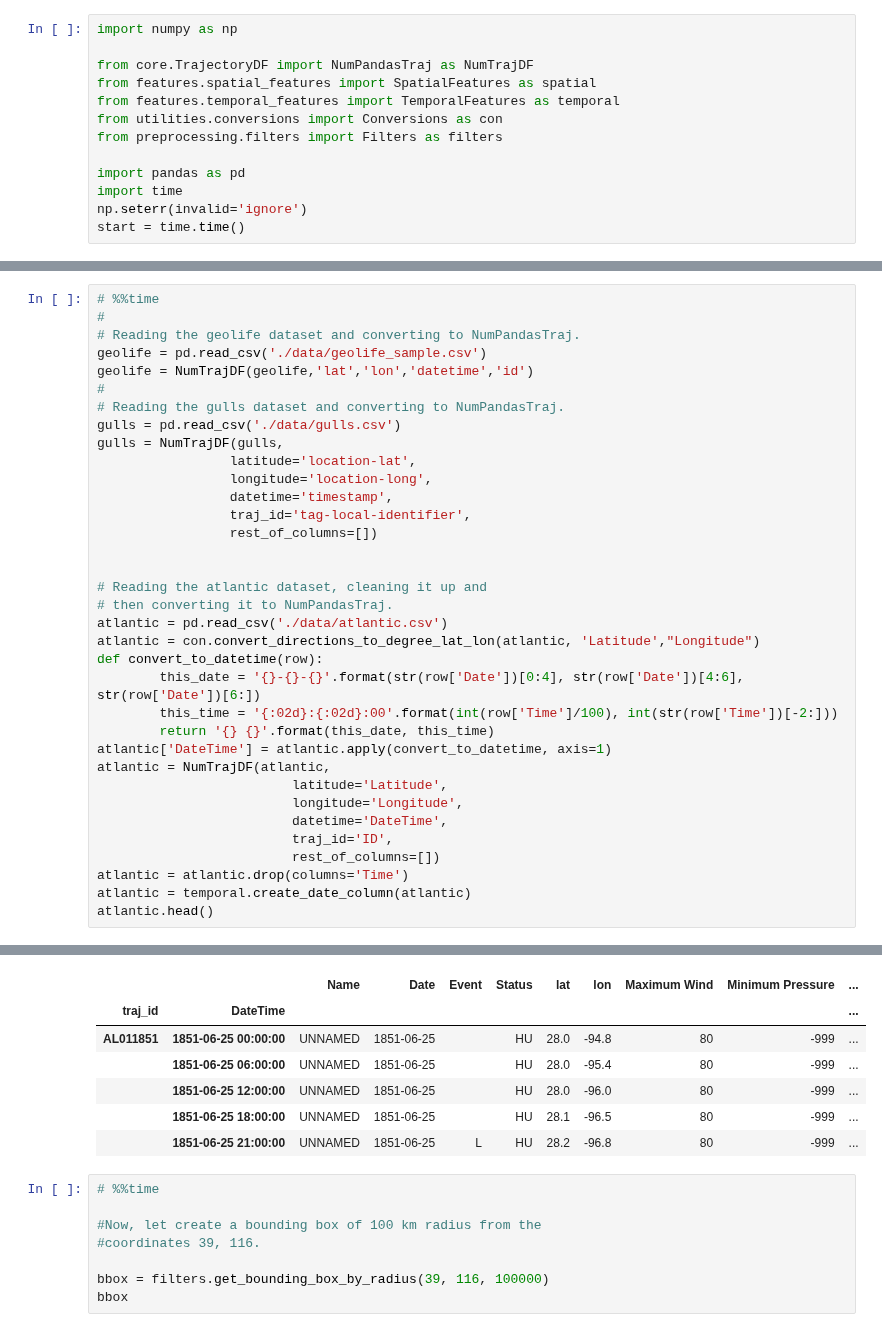
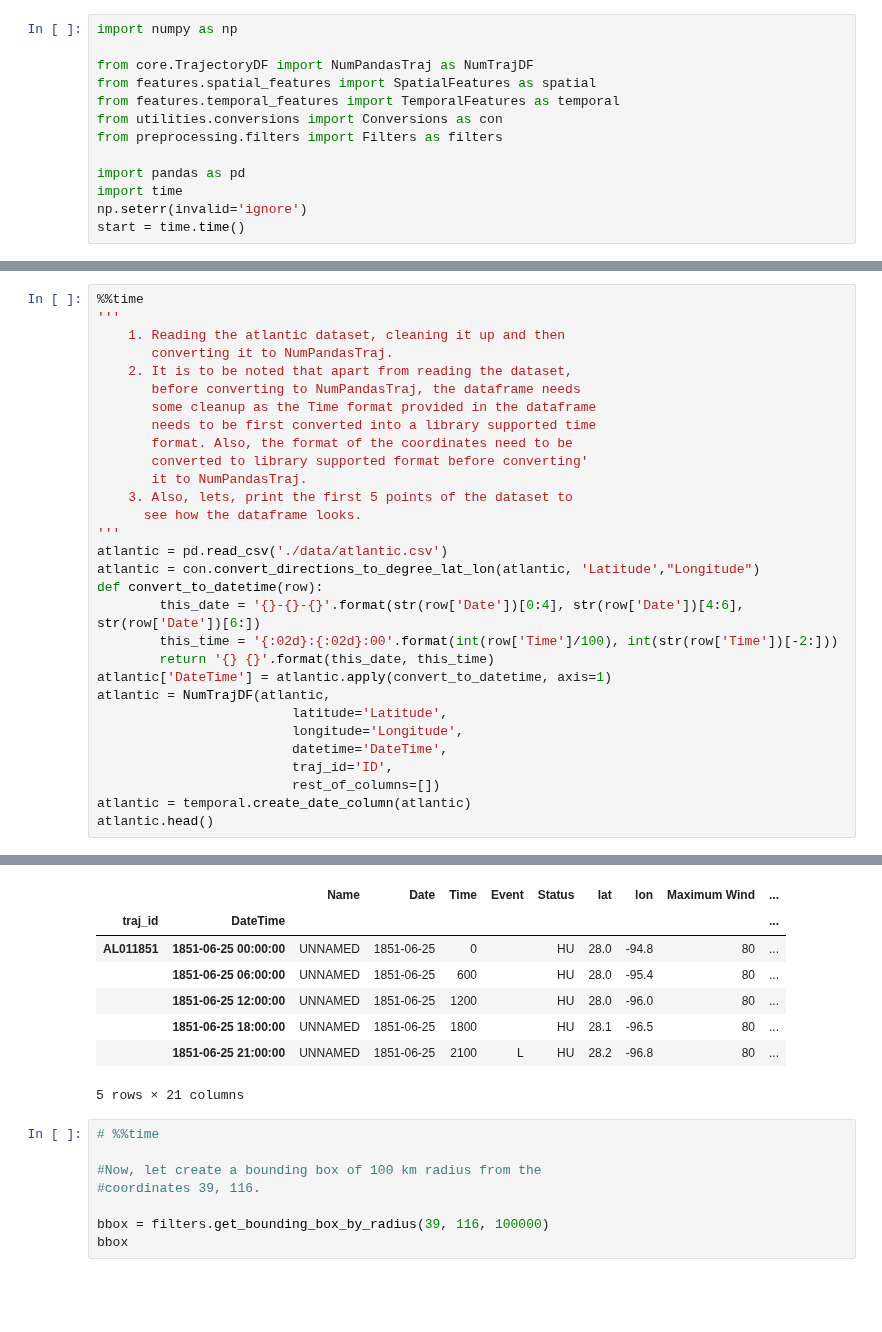
Before and after one commit to YakshHaranwala/PTRAIL, a Jupyter notebook: examples/filter_examples.ipynb, the cells around one changed output, grey strips where cells are left out. Drawn from its saved outputs; the diff is of its cells as text; blank space fills up the shorter version.

```diff
--- a/examples/filter_examples.ipynb
+++ b/examples/filter_examples.ipynb
@@ -14,22 +85,18 @@ start = time.time()
 # %%
-# %%time
-#
-# Reading the geolife dataset and converting to NumPandasTraj.
-geolife = pd.read_csv('./data/geolife_sample.csv')
-geolife = NumTrajDF(geolife,'lat','lon','datetime','id')
-#
-# Reading the gulls dataset and converting to NumPandasTraj.
-gulls = pd.read_csv('./data/gulls.csv')
-gulls = NumTrajDF(gulls,
-                 latitude='location-lat',
-                 longitude='location-long',
-                 datetime='timestamp',
-                 traj_id='tag-local-identifier',
-                 rest_of_columns=[])
-
-
-# Reading the atlantic dataset, cleaning it up and
-# then converting it to NumPandasTraj.
+%%time
+'''
+    1. Reading the atlantic dataset, cleaning it up and then
+       converting it to NumPandasTraj.
+    2. It is to be noted that apart from reading the dataset,
+       before converting to NumPandasTraj, the dataframe needs
+       some cleanup as the Time format provided in the dataframe
+       needs to be first converted into a library supported time
+       format. Also, the format of the coordinates need to be
+       converted to library supported format before converting'
+       it to NumPandasTraj.
+    3. Also, lets, print the first 5 points of the dataset to
+      see how the dataframe looks.
+'''
 atlantic = pd.read_csv('./data/atlantic.csv')
 atlantic = con.convert_directions_to_degree_lat_lon(atlantic, 'Latitude',"Longitude")
 def convert_to_datetime(row):
@@ -43,7 +110,6 @@ atlantic = NumTrajDF(atlantic,
                          datetime='DateTime',
                          traj_id='ID',
                          rest_of_columns=[])
-atlantic = atlantic.drop(columns='Time')
 atlantic = temporal.create_date_column(atlantic)
 atlantic.head()
 # %% [output]
@@ -50,10 +118,11 @@ atlantic.head()
-|  |  | Name | Date | Event | Status | lat | lon | Maximum Wind | Minimum Pressure | ... |
+|  |  | Name | Date | Time | Event | Status | lat | lon | Maximum Wind | ... |
 | traj_id | DateTime |  |  |  |  |  |  |  |  | ... |
-| AL011851 | 1851-06-25 00:00:00 | UNNAMED | 1851-06-25 |  | HU | 28.0 | -94.8 | 80 | -999 | ... |
-|  | 1851-06-25 06:00:00 | UNNAMED | 1851-06-25 |  | HU | 28.0 | -95.4 | 80 | -999 | ... |
-|  | 1851-06-25 12:00:00 | UNNAMED | 1851-06-25 |  | HU | 28.0 | -96.0 | 80 | -999 | ... |
-|  | 1851-06-25 18:00:00 | UNNAMED | 1851-06-25 |  | HU | 28.1 | -96.5 | 80 | -999 | ... |
-|  | 1851-06-25 21:00:00 | UNNAMED | 1851-06-25 | L | HU | 28.2 | -96.8 | 80 | -999 | ... |
+| AL011851 | 1851-06-25 00:00:00 | UNNAMED | 1851-06-25 | 0 |  | HU | 28.0 | -94.8 | 80 | ... |
+|  | 1851-06-25 06:00:00 | UNNAMED | 1851-06-25 | 600 |  | HU | 28.0 | -95.4 | 80 | ... |
+|  | 1851-06-25 12:00:00 | UNNAMED | 1851-06-25 | 1200 |  | HU | 28.0 | -96.0 | 80 | ... |
+|  | 1851-06-25 18:00:00 | UNNAMED | 1851-06-25 | 1800 |  | HU | 28.1 | -96.5 | 80 | ... |
+|  | 1851-06-25 21:00:00 | UNNAMED | 1851-06-25 | 2100 | L | HU | 28.2 | -96.8 | 80 | ... |
+5 rows × 21 columns
 # %%
 # %%time
 
```
Also changed, not shown: parts of 5 cells of this notebook, 3 other files.
